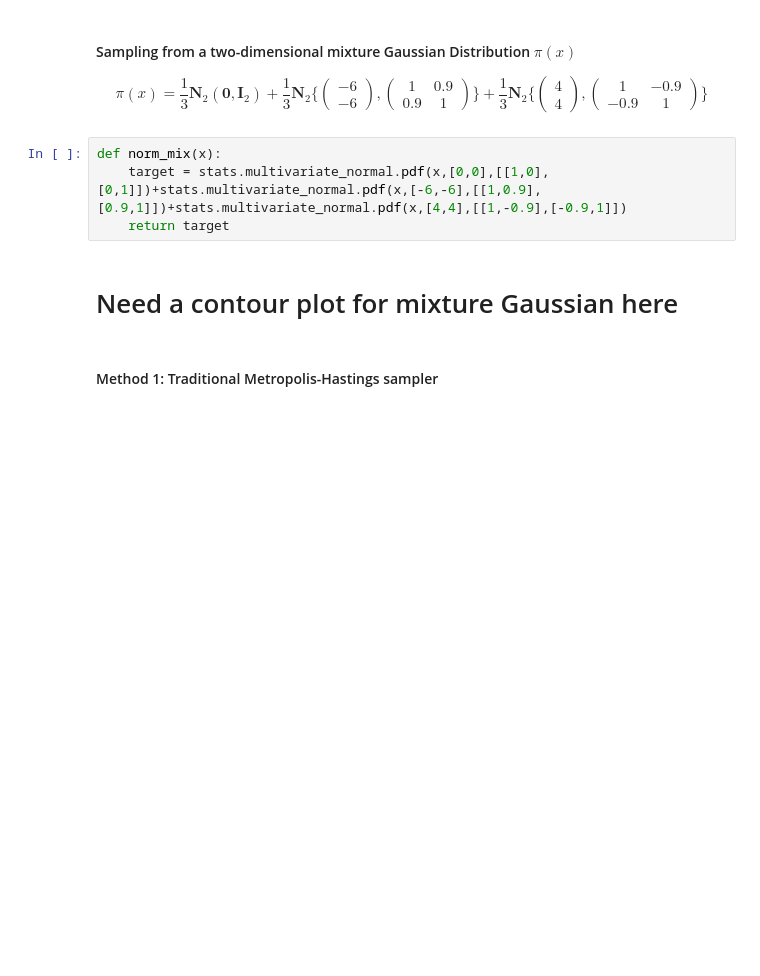
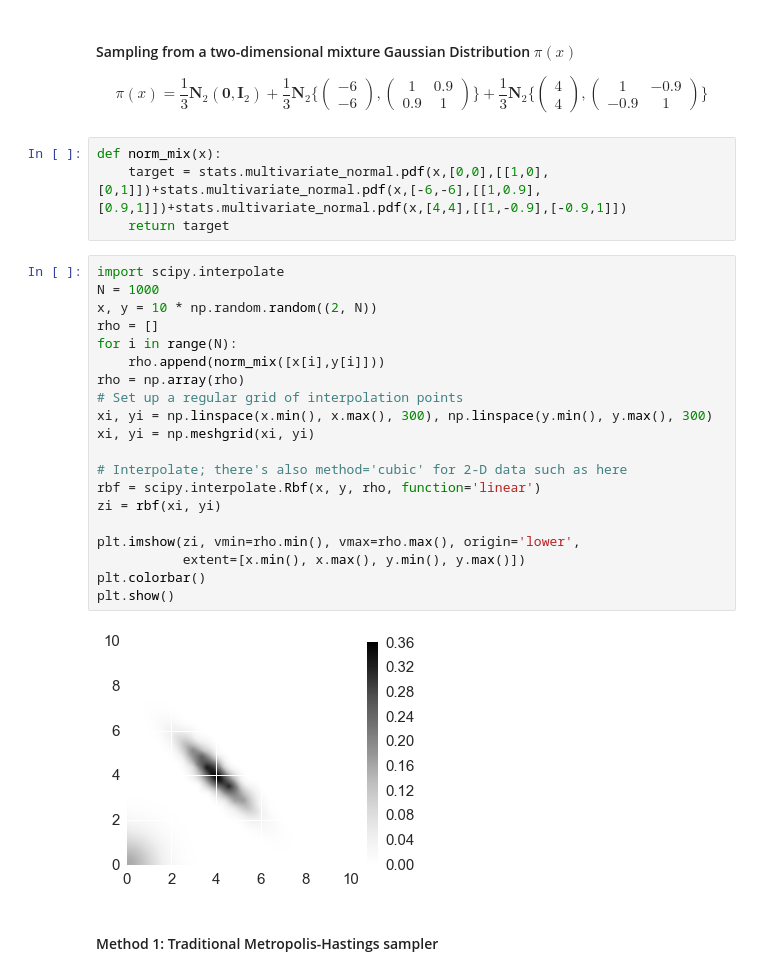
Before and after one commit to rache011857/663_project, a Jupyter notebook: finalproject.ipynb, the cells around one changed output. Drawn from its saved outputs; the diff is of its cells as text; blank space fills up the shorter version.

```diff
--- a/finalproject.ipynb
+++ b/finalproject.ipynb
@@ -177,8 +185,28 @@ $$
 def norm_mix(x):
     target = stats.multivariate_normal.pdf(x,[0,0],[[1,0],[0,1]])+stats.multivariate_normal.pdf(x,[-6,-6],[[1,0.9],[0.9,1]])+stats.multivariate_normal.pdf(x,[4,4],[[1,-0.9],[-0.9,1]])
     return target
-# %% [markdown]
-# Need a contour plot for mixture Gaussian here
+# %%
+import scipy.interpolate
+N = 1000
+x, y = 10 * np.random.random((2, N))
+rho = []
+for i in range(N):
+    rho.append(norm_mix([x[i],y[i]]))
+rho = np.array(rho)
+# Set up a regular grid of interpolation points
+xi, yi = np.linspace(x.min(), x.max(), 300), np.linspace(y.min(), y.max(), 300)
+xi, yi = np.meshgrid(xi, yi)
+
+# Interpolate; there's also method='cubic' for 2-D data such as here
+rbf = scipy.interpolate.Rbf(x, y, rho, function='linear')
+zi = rbf(xi, yi)
+
+plt.imshow(zi, vmin=rho.min(), vmax=rho.max(), origin='lower',
+           extent=[x.min(), x.max(), y.min(), y.max()])
+plt.colorbar()
+plt.show()
+# %% [output]
+[figure, added]
 # %% [markdown]
 #### Method 1: Traditional Metropolis-Hastings sampler
 # %%
```
Also changed, not shown: parts of 10 cells of this notebook.
